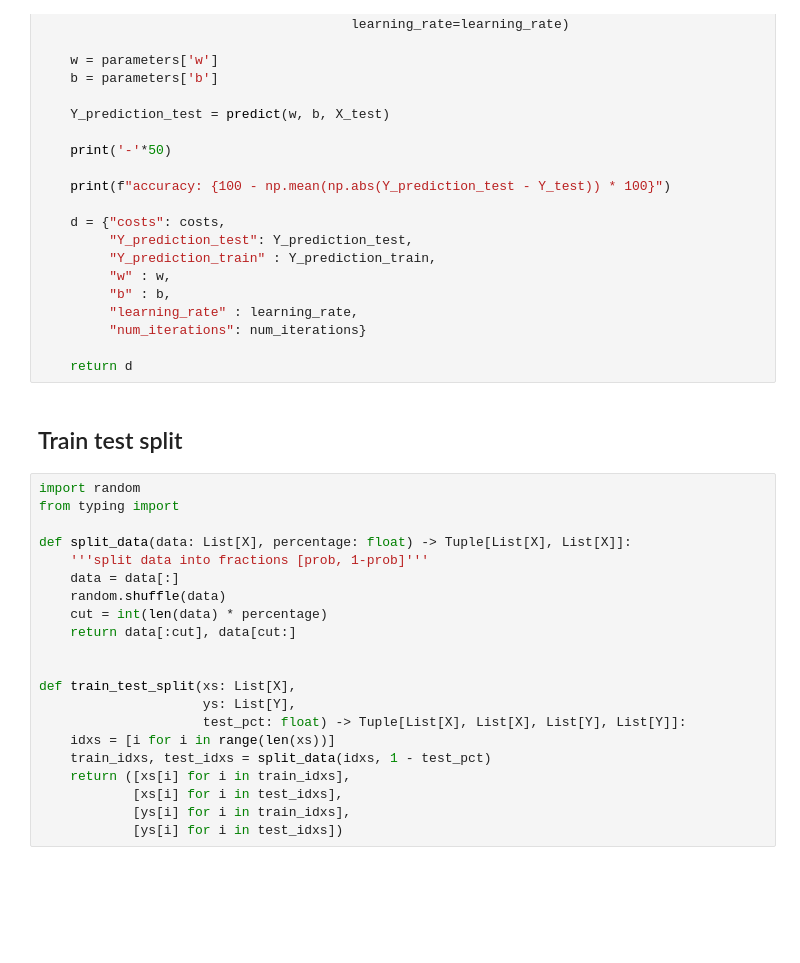
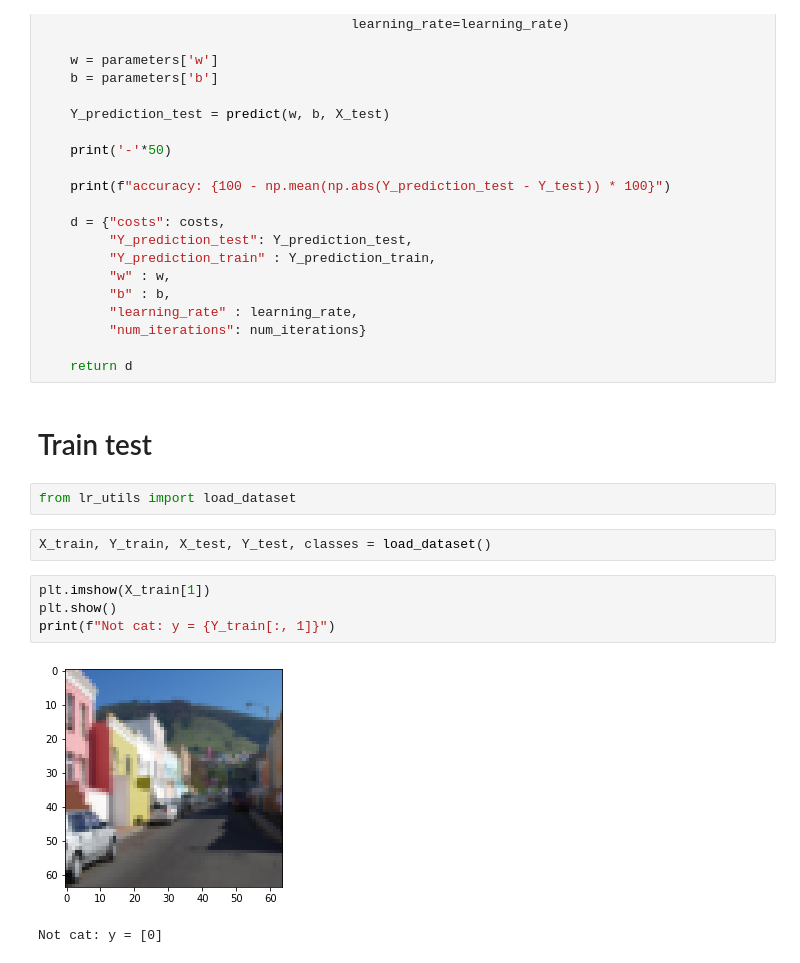
Before and after one commit to lkarjun/data-science-from-scratch, a Jupyter notebook: 18 Neural Network/playground_1_.ipynb, the cells around one changed output. Cells and saved outputs as stored; diff of their text form; blank space fills up the shorter version.

```diff
--- a/18 Neural Network/playground_1_.ipynb
+++ b/18 Neural Network/playground_1_.ipynb
@@ -142,25 +143,15 @@ def model(X_train, Y_train, X_test, Y_test, num_iterations = 500, learning_rate
 
     return d
 # %% [markdown]
-## Train test split
+# Train test
-# %%
-import random
-from typing import
-
-def split_data(data: List[X], percentage: float) -> Tuple[List[X], List[X]]:
-    '''split data into fractions [prob, 1-prob]'''
-    data = data[:]
-    random.shuffle(data)
-    cut = int(len(data) * percentage)
-    return data[:cut], data[cut:]
-
-
-def train_test_split(xs: List[X],
-                     ys: List[Y],
-                     test_pct: float) -> Tuple[List[X], List[X], List[Y], List[Y]]:
-    idxs = [i for i in range(len(xs))]
-    train_idxs, test_idxs = split_data(idxs, 1 - test_pct)
-    return ([xs[i] for i in train_idxs],
-            [xs[i] for i in test_idxs],
-            [ys[i] for i in train_idxs],
-            [ys[i] for i in test_idxs])
+# %%
+from lr_utils import load_dataset
+# %%
+X_train, Y_train, X_test, Y_test, classes = load_dataset()
+# %%
+plt.imshow(X_train[1])
+plt.show()
+print(f"Not cat: y = {Y_train[:, 1]}")
+# %% [output]
+[figure, added]
+Not cat: y = [0]
```
Also changed, not shown: parts of 1 cell of this notebook.
